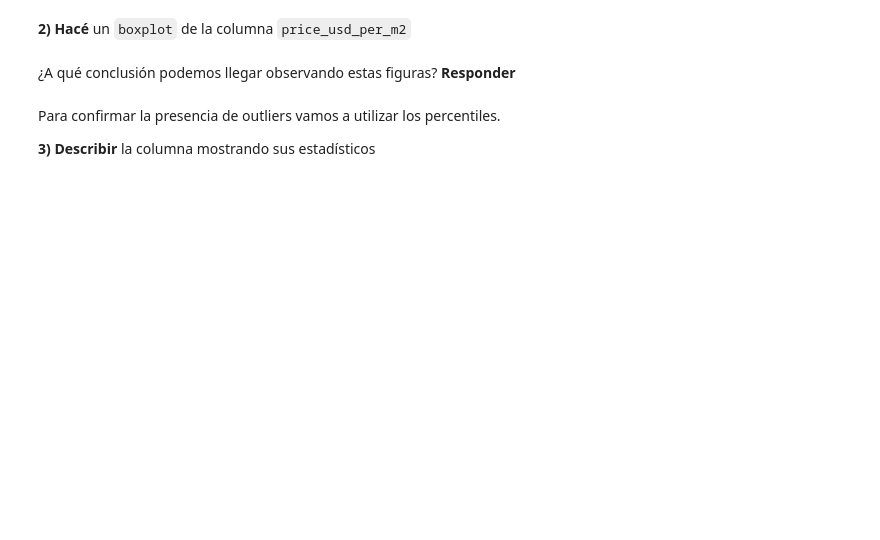
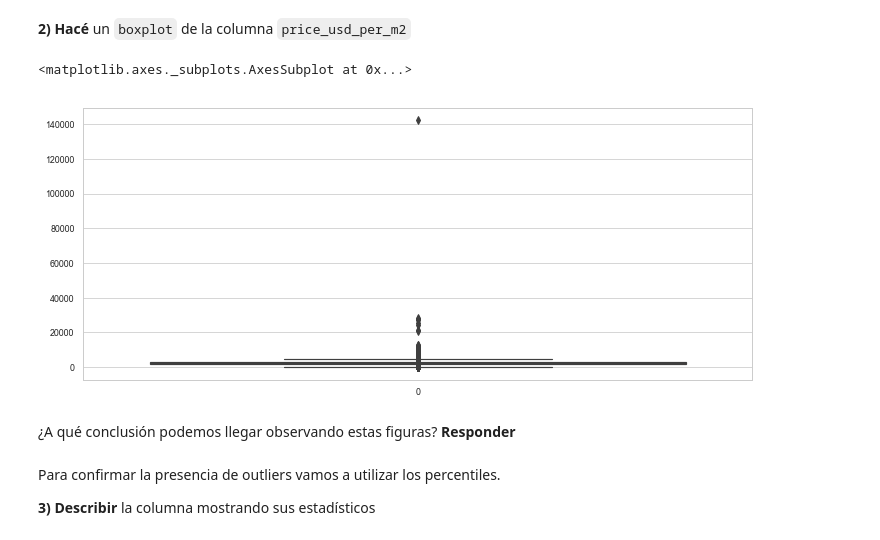
Before and after one commit to GustavoBuhr/DataScience, a Jupyter notebook: entrega+2/entrega+2/recursos_proyecto_2.ipynb, the cells around one changed output. Drawn from its saved outputs; the diff is of its cells as text; code cells hidden in the pictures; blank space fills up the shorter version.

```diff
--- a/entrega+2/entrega+2/recursos_proyecto_2.ipynb
+++ b/entrega+2/entrega+2/recursos_proyecto_2.ipynb
@@ -84,6 +87,10 @@ df.price_usd_per_m2.isnull().any()
 **2) Hacé** un `boxplot` de la columna `price_usd_per_m2`
 # %%
 # El boxplot debe estar en esta celda
+sns.boxplot(data=df.price_usd_per_m2)
+# %% [output]
+<matplotlib.axes._subplots.AxesSubplot at 0x...>
+[figure, added]
 # %% [markdown]
 ¿A qué conclusión podemos llegar observando estas figuras?
 **Responder**
```
Also changed, not shown: parts of 15 cells of this notebook.
